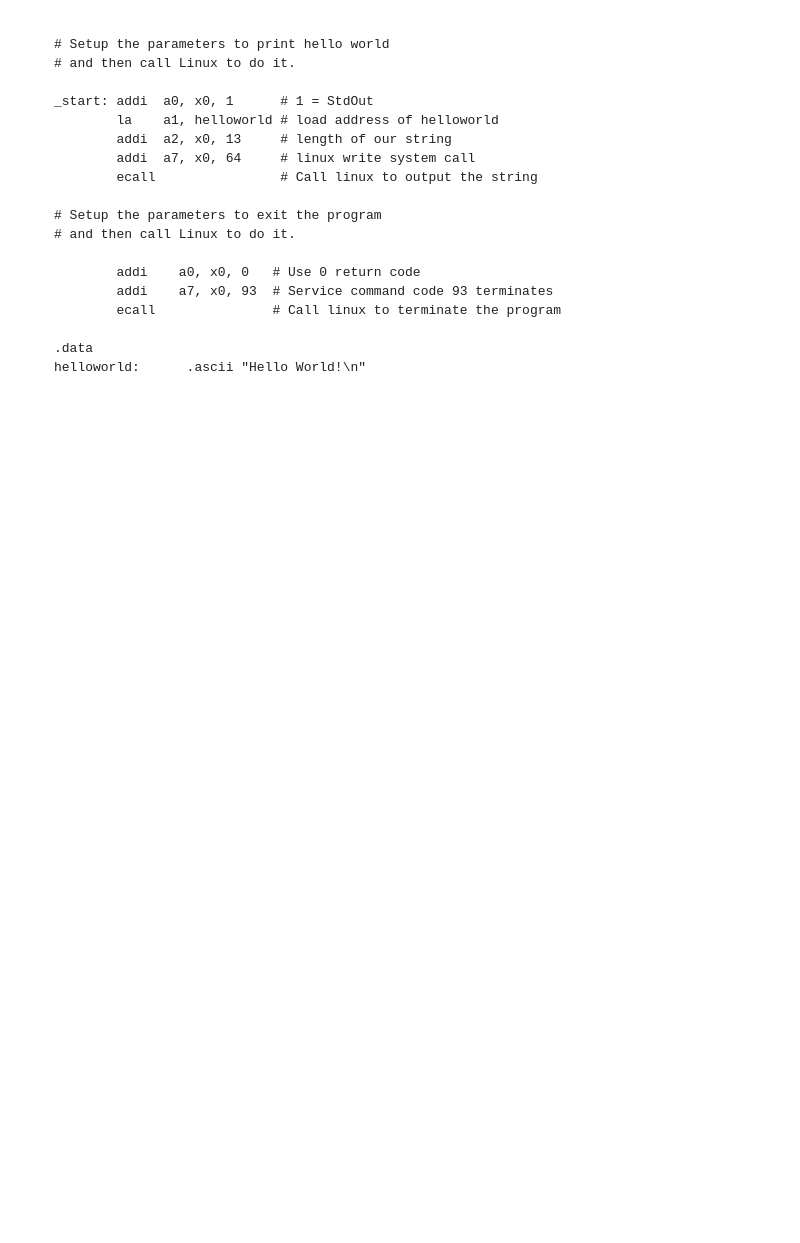
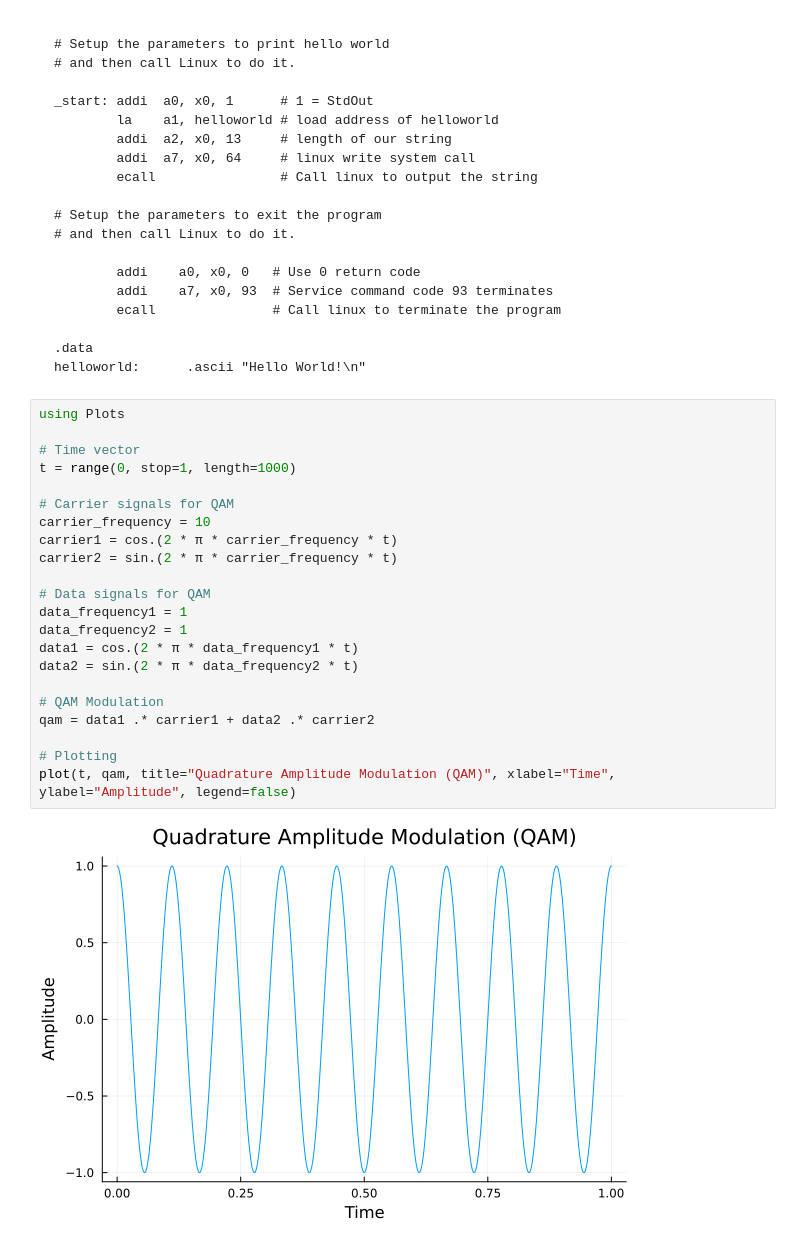
Before and after one commit to setrar/ca, a Jupyter notebook: labs/1-rars/REPORT.ipynb, the cells around one changed output. Drawn from its saved outputs; the diff is of its cells as text; blank space fills up the shorter version.

````diff
--- a/labs/1-rars/REPORT.ipynb
+++ b/labs/1-rars/REPORT.ipynb
@@ -41,3 +41,27 @@ _start: addi  a0, x0, 1      # 1 = StdOut
 .data
 helloworld:      .ascii "Hello World!\n"
 ```
+# %%
+using Plots
+
+# Time vector
+t = range(0, stop=1, length=1000)
+
+# Carrier signals for QAM
+carrier_frequency = 10
+carrier1 = cos.(2 * π * carrier_frequency * t)
+carrier2 = sin.(2 * π * carrier_frequency * t)
+
+# Data signals for QAM
+data_frequency1 = 1
+data_frequency2 = 1
+data1 = cos.(2 * π * data_frequency1 * t)
+data2 = sin.(2 * π * data_frequency2 * t)
+
+# QAM Modulation
+qam = data1 .* carrier1 + data2 .* carrier2
+
+# Plotting
+plot(t, qam, title="Quadrature Amplitude Modulation (QAM)", xlabel="Time", ylabel="Amplitude", legend=false)
+# %% [output]
+[figure, added]
````
